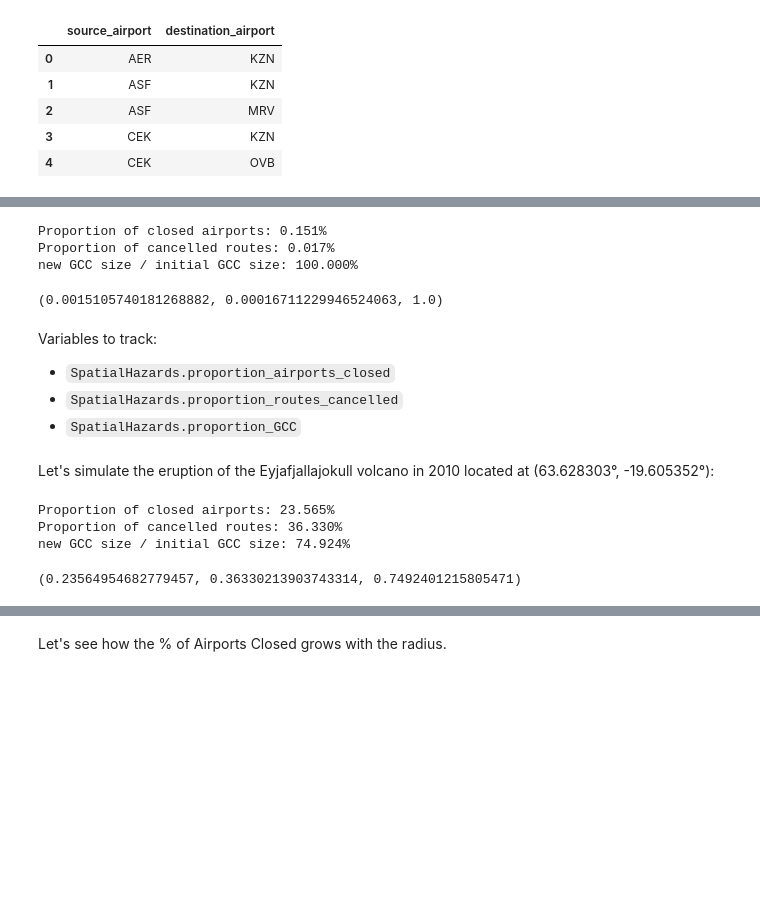
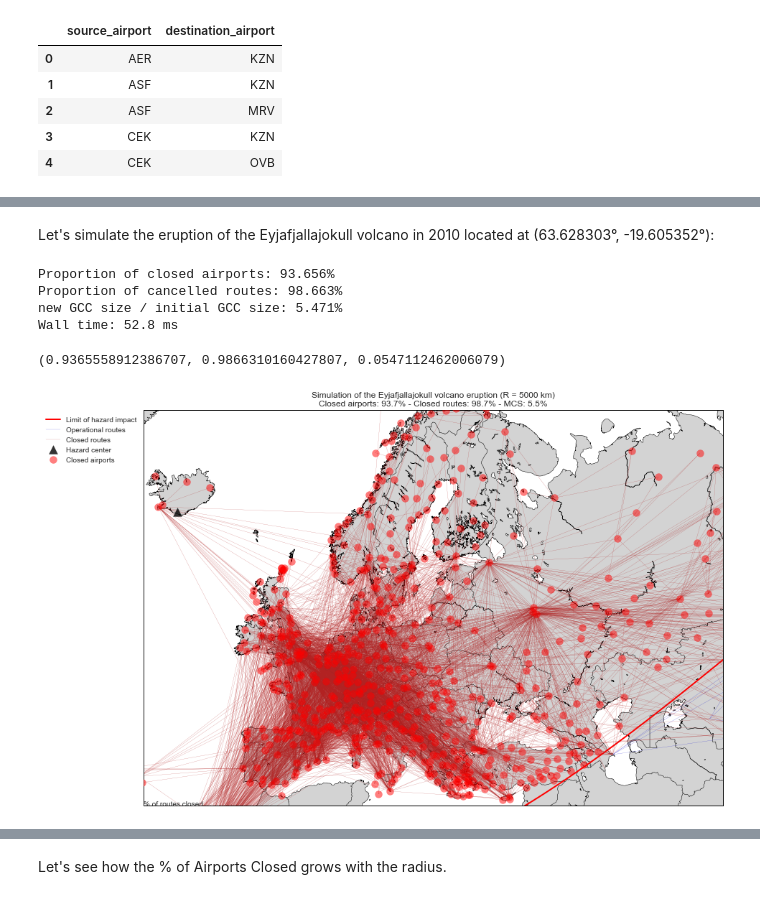
Before and after one commit to aymanebenayada/ngsa-air-routes-analysis, a Jupyter notebook: code/exploration_europe.ipynb, the cells around one changed output, grey strips where cells are left out. Saved outputs shown, nothing was run; the diff lists cells and outputs as text; code cells hidden in the pictures; blank space fills up the shorter version.

```diff
--- a/code/exploration_europe.ipynb
+++ b/code/exploration_europe.ipynb
@@ -386,24 +391,22 @@ Number of airports in the GCC initially: 658
-# %%
-spatial_hazards.simulate_hazard(65.660004, -18.072701, 1, verbose=True)
-# %% [output]
-Proportion of closed airports: 0.151%
-Proportion of cancelled routes: 0.017%
-new GCC size / initial GCC size: 100.000%
-(0.0015105740181268882, 0.00016711229946524063, 1.0)
-# %% [markdown]
-Variables to track:
-- `SpatialHazards.proportion_airports_closed`
-- `SpatialHazards.proportion_routes_cancelled`
-- `SpatialHazards.proportion_GCC`
 # %% [markdown]
 Let's simulate the eruption of the Eyjafjallajokull volcano in 2010 located at (63.628303°, -19.605352°):
 # %%
 lat_volcano = 63.628303
 long_volcano = -19.605352
+R = 5000
 # %%
-spatial_hazards.simulate_hazard(lat_volcano, long_volcano, 2000, verbose=True)
+%time spatial_hazards.simulate_hazard(lat_volcano, long_volcano, R, verbose=True)
 # %% [output]
-Proportion of closed airports: 23.565%
-Proportion of cancelled routes: 36.330%
-new GCC size / initial GCC size: 74.924%
+Proportion of closed airports: 93.656%
+Proportion of cancelled routes: 98.663%
+new GCC size / initial GCC size: 5.471%
+Wall time: 52.8 ms
-(0.23564954682779457, 0.36330213903743314, 0.7492401215805471)
+(0.9365558912386707, 0.9866310160427807, 0.0547112462006079)
+# %%
+%%time
+plt.style.use("seaborn")
+spatial_hazards.plot_hazard(title="Simulation of the Eyjafjallajokull volcano eruption (R = {} km)".format(R),
+                            iceland=True,
+                            save_fig="volcano_{}km".format(R))
+# %% [output]
+[figure, added]
```
Also changed, not shown: parts of 62 cells of this notebook, 1 other file.
